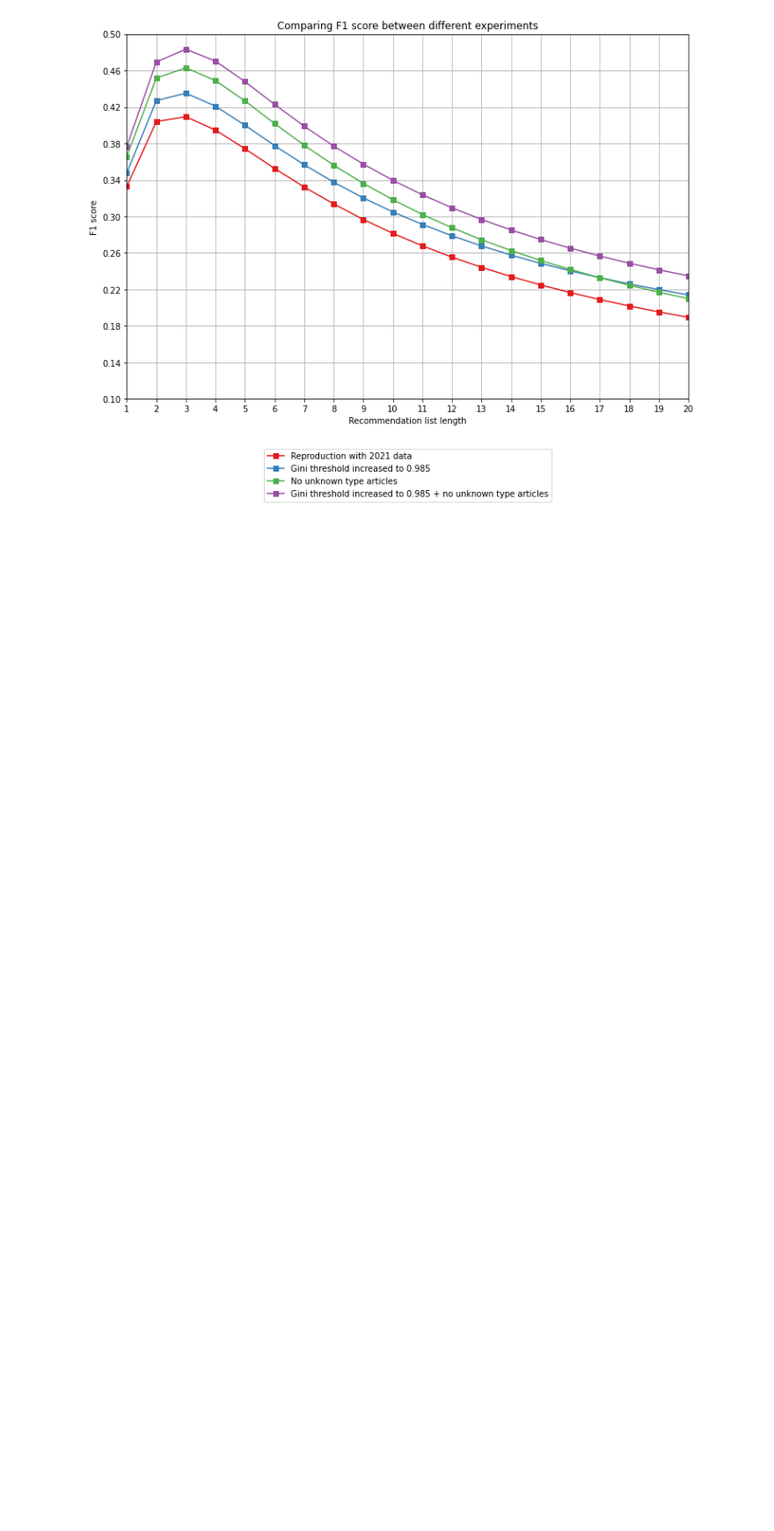
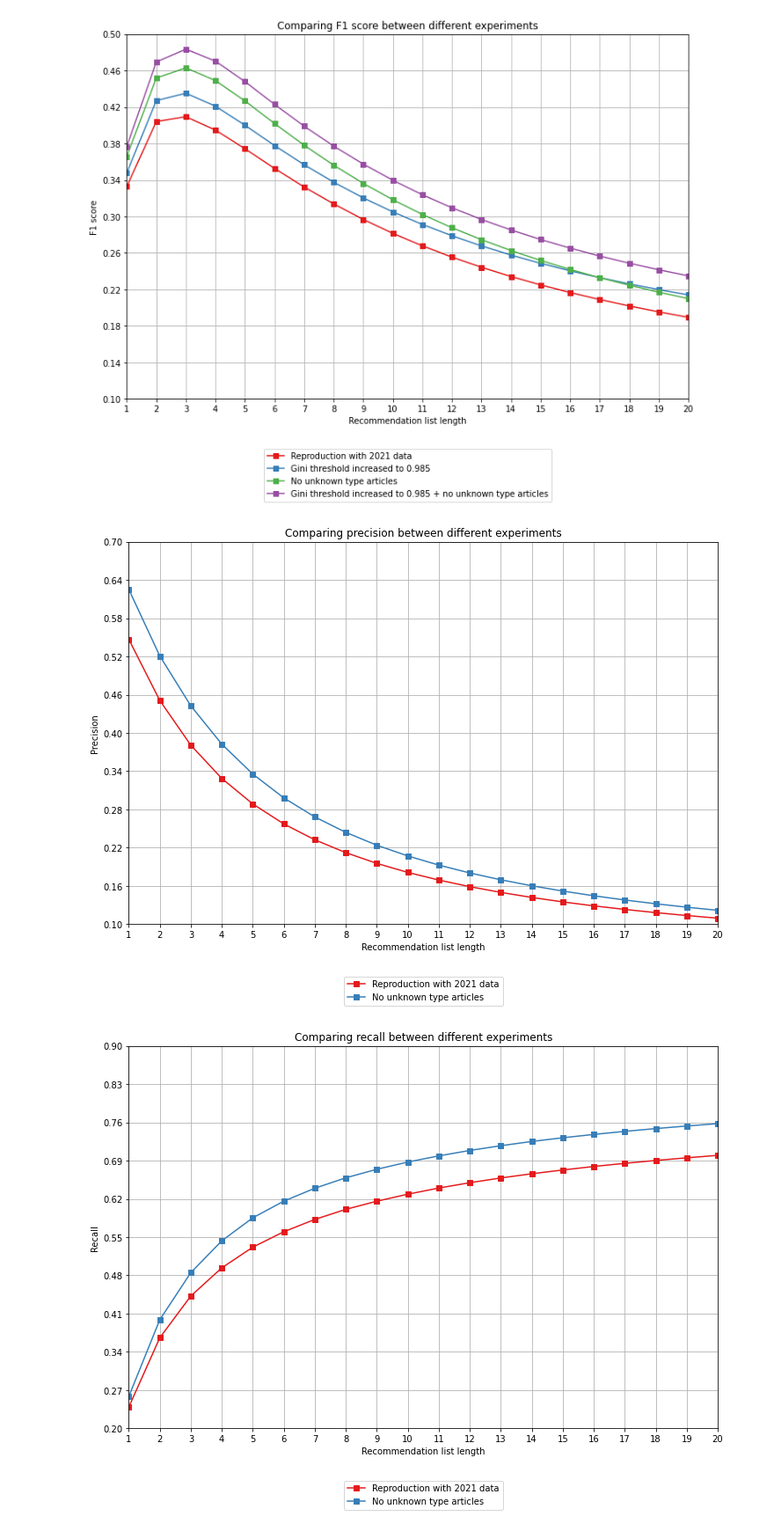
Before and after one commit to SergiyGolov/wikipedia_section_recommendation, a Jupyter notebook: 3-experiments_eval/2-eval.ipynb, the cells around one changed output. Shown at 88% size. Drawn from its saved outputs; the diff is of its cells as text; code cells hidden in the pictures; blank space fills up the shorter version.

```diff
--- a/3-experiments_eval/2-eval.ipynb
+++ b/3-experiments_eval/2-eval.ipynb
@@ -184,3 +184,10 @@ load_multiple_results_and_compare_by_metric(folder_names,named_experiments)
 [figure]
 [figure]
 [figure]
+# %%
+folder_names=["gini_threshold-0966","gini_threshold-0966_no_unknown_types"]
+named_experiments=["Reproduction with 2021 data","No unknown type articles"]
+load_multiple_results_and_compare_by_metric(folder_names,named_experiments)
+# %% [output]
+[figure, added]
+[figure, added]
```
Also changed, not shown: parts of 1 cell of this notebook, 9 other files.
